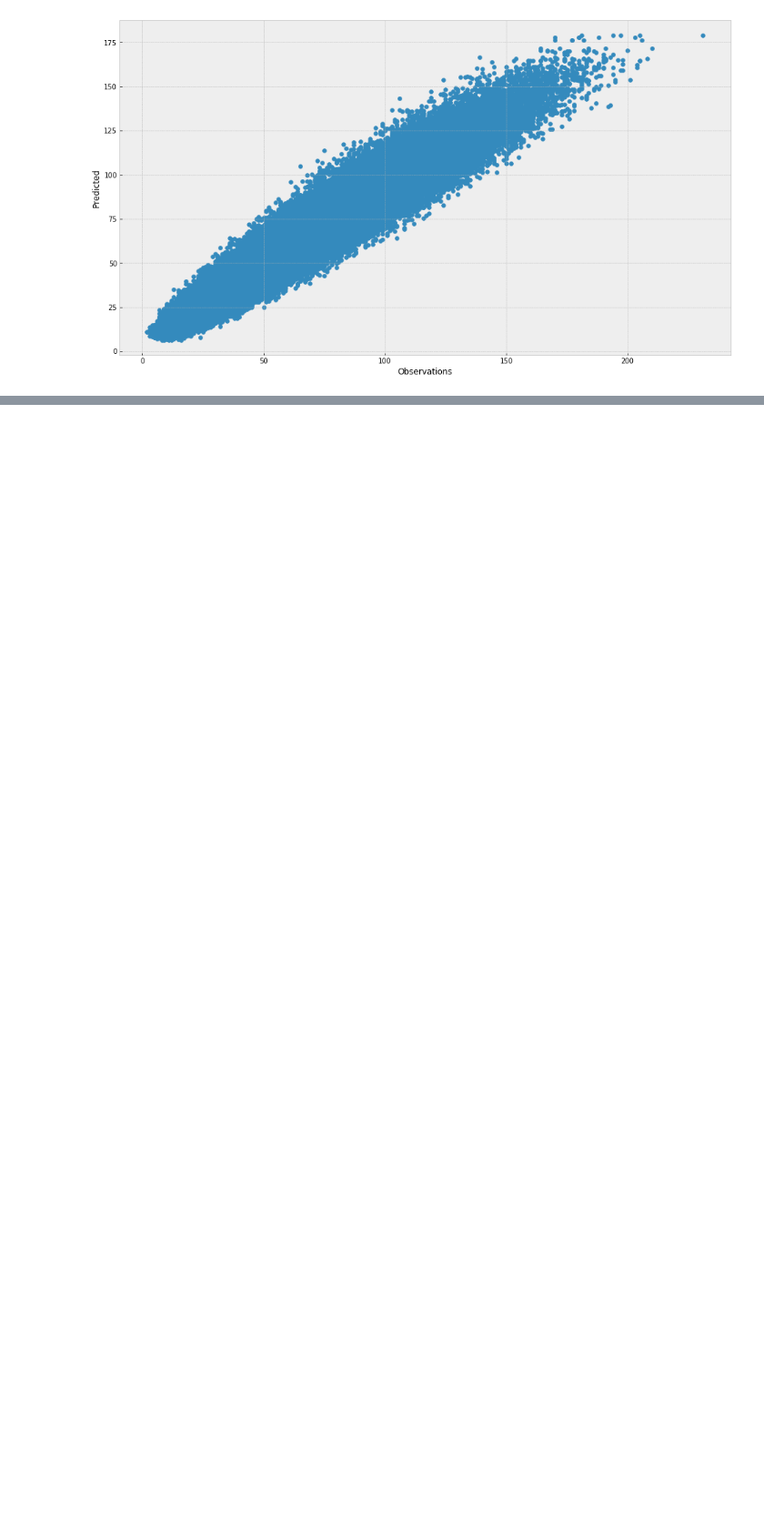
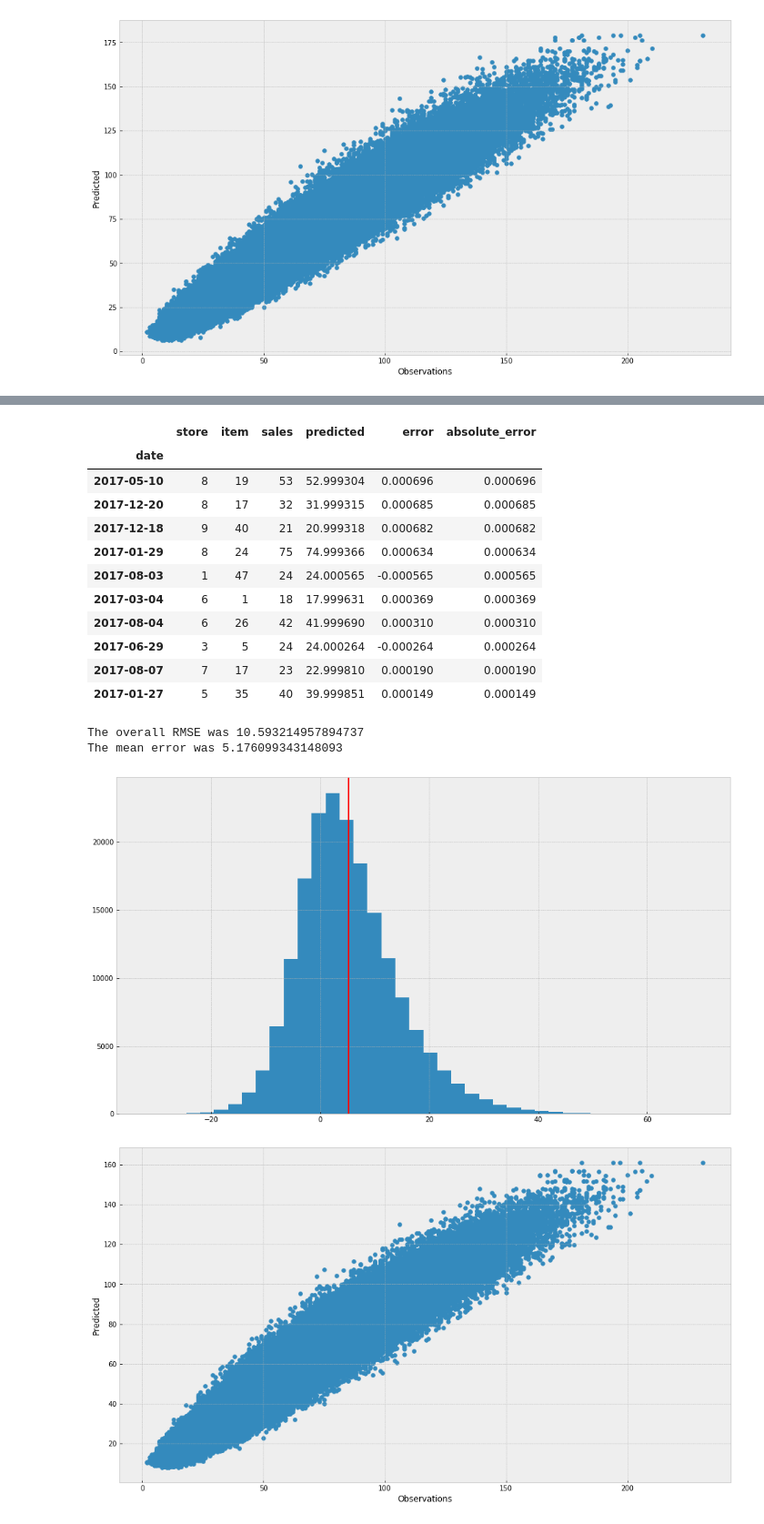
Before and after one commit to alessandro1998-it/TimeSeries, a Jupyter notebook: Store item comptetition forecasting.ipynb, the cells around one changed output, grey strips where cells are left out. Shown at 91% size. Drawn from its saved outputs; the diff is of its cells as text; code cells hidden in the pictures; blank space fills up the shorter version.

```diff
--- a/Store item comptetition forecasting.ipynb
+++ b/Store item comptetition forecasting.ipynb
@@ -794,0 +972,32 @@ Best predicted time series:
+# %%
+# If you wish to discard some models in the ensemble forecast, list them in an array below
+# We exclude Ensemble by default so you don't accidentally use the Ensemble result file
+# to build the ensemble model itself
+MODELS_TO_EXCLUDE = ['Sarima', 'Ensemble']
+
+
+# Check all available result files
+files = os.listdir('Results')
+files = [file for file in files if not any(string in file for string in MODELS_TO_EXCLUDE)]
+model_names = [x.split('.')[0] for x in files]
+print('Ensemble predictions based on: ', model_names)
+# Read all files
+results = [pd.read_csv('Results/' + file_name) for file_name in files]
+# Add a column to each dataset that says which model made the prediction
+for model_name, dataset in zip(model_names, results):
+    dataset['model'] = model_name
+# Concatenate all result dataframes in a single dataframe
+results = pd.concat(results)
+# Convert date and set it as index
+results['date'] = pd.to_datetime(results['date'])
+results = results.set_index('date')
+# Pivot the dataframe to have all models on different columns
+results = results.pivot_table(index=['date', 'store', 'item', 'sales'],
+                              columns=['model'],
+                              values=['predicted'])
+
+ensemble_predictions = results.mean(axis=1)
+results = results.reset_index('sales')
+
+ensemble_results = pd.DataFrame(data={'predicted': ensemble_predictions.values},
+                                index=results.index)
@@ -794,0 +1006,3 @@ Best predicted time series:
+# %%
+model_report(data, ensemble_results, 'Ensemble')
+# %% [output]
@@ -794,0 +1023,16 @@ Best predicted time series:
+|  | store | item | sales | predicted | error | absolute_error |
+| date |  |  |  |  |  |  |
+| 2017-05-10 | 8 | 19 | 53 | 52.999304 | 0.000696 | 0.000696 |
+| 2017-12-20 | 8 | 17 | 32 | 31.999315 | 0.000685 | 0.000685 |
+| 2017-12-18 | 9 | 40 | 21 | 20.999318 | 0.000682 | 0.000682 |
+| 2017-01-29 | 8 | 24 | 75 | 74.999366 | 0.000634 | 0.000634 |
+| 2017-08-03 | 1 | 47 | 24 | 24.000565 | -0.000565 | 0.000565 |
+| 2017-03-04 | 6 | 1 | 18 | 17.999631 | 0.000369 | 0.000369 |
+| 2017-08-04 | 6 | 26 | 42 | 41.999690 | 0.000310 | 0.000310 |
+| 2017-06-29 | 3 | 5 | 24 | 24.000264 | -0.000264 | 0.000264 |
+| 2017-08-07 | 7 | 17 | 23 | 22.999810 | 0.000190 | 0.000190 |
+| 2017-01-27 | 5 | 35 | 40 | 39.999851 | 0.000149 | 0.000149 |
+The overall RMSE was 10.593214957894737
+The mean error was 5.176099343148093
+[figure, added]
+[figure, added]
```
Also changed, not shown: parts of 33 cells of this notebook, 10 other files.
